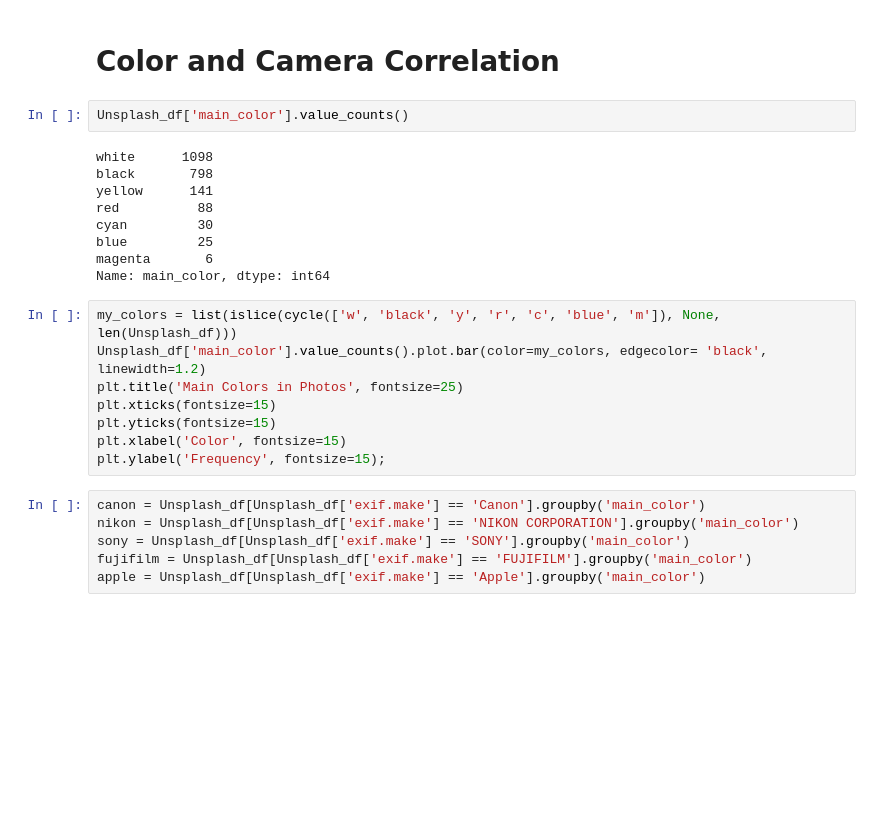
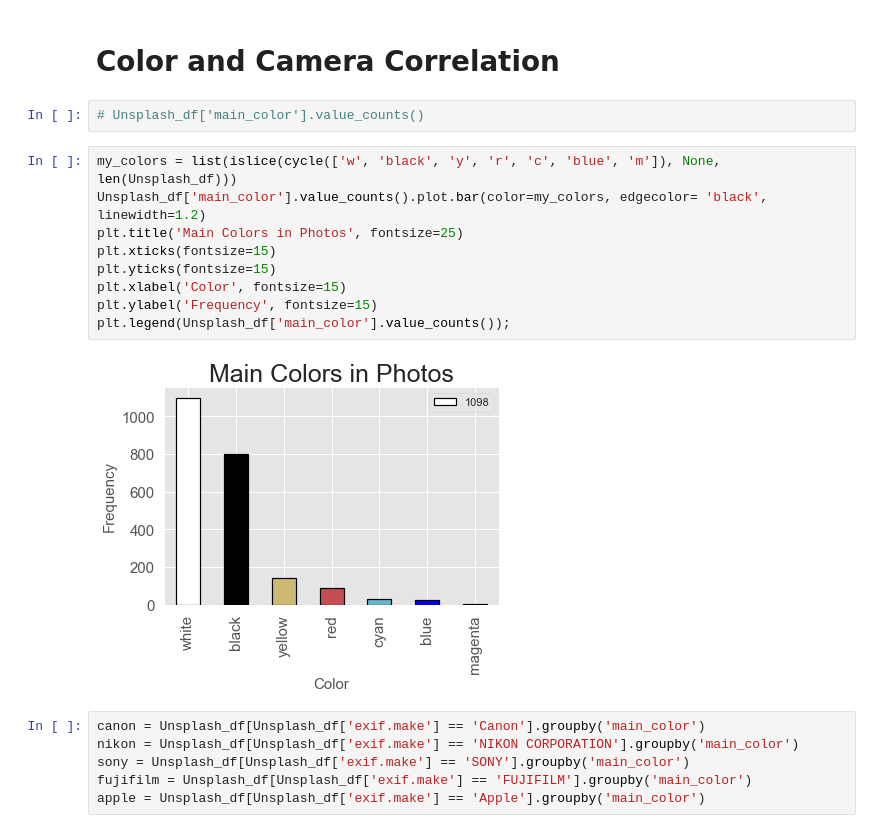
Before and after one commit to Aaronhjlee/UnsplashEDA, a Jupyter notebook: UnsplashEDA.ipynb, the cells around one changed output. Cells and saved outputs as stored; diff of their text form; blank space fills up the shorter version.

```diff
--- a/UnsplashEDA.ipynb
+++ b/UnsplashEDA.ipynb
@@ -427,24 +422,18 @@ plt.xlim(9, 500000);
 # %% [markdown]
 # Color and Camera Correlation
 # %%
-Unsplash_df['main_color'].value_counts()
+# Unsplash_df['main_color'].value_counts()
-# %% [output]
-white      1098
-black       798
-yellow      141
-red          88
-cyan         30
-blue         25
-magenta       6
-Name: main_color, dtype: int64
 # %%
 my_colors = list(islice(cycle(['w', 'black', 'y', 'r', 'c', 'blue', 'm']), None, len(Unsplash_df)))
 Unsplash_df['main_color'].value_counts().plot.bar(color=my_colors, edgecolor= 'black', linewidth=1.2)
 plt.title('Main Colors in Photos', fontsize=25)
 plt.xticks(fontsize=15)
 plt.yticks(fontsize=15)
 plt.xlabel('Color', fontsize=15)
-plt.ylabel('Frequency', fontsize=15);
+plt.ylabel('Frequency', fontsize=15)
+plt.legend(Unsplash_df['main_color'].value_counts());
+# %% [output]
+[figure, added]
 # %%
 canon = Unsplash_df[Unsplash_df['exif.make'] == 'Canon'].groupby('main_color')
 nikon = Unsplash_df[Unsplash_df['exif.make'] == 'NIKON CORPORATION'].groupby('main_color')
```
Also changed, not shown: parts of 37 cells of this notebook, 2 other files.
